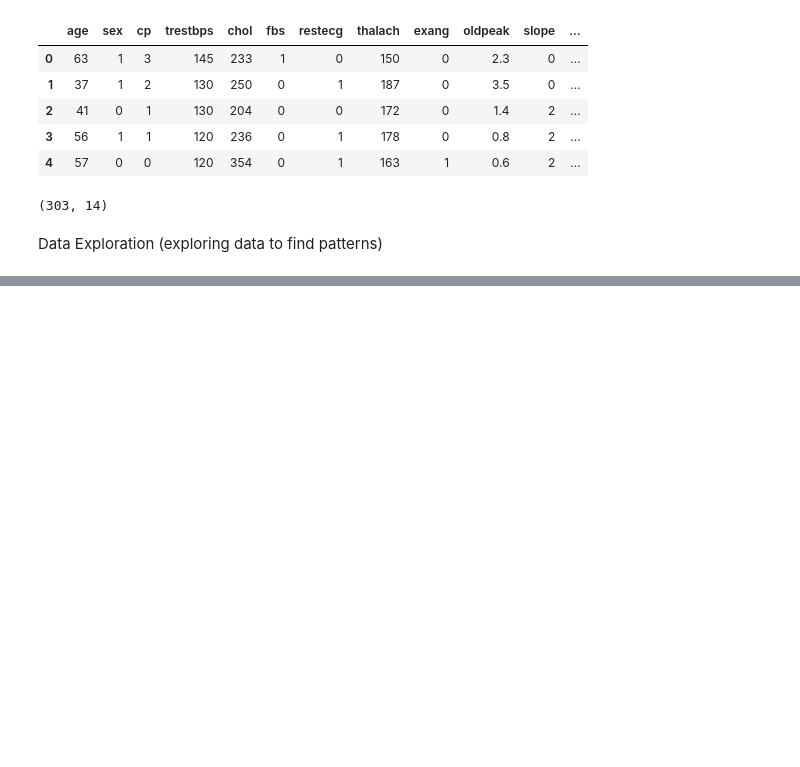
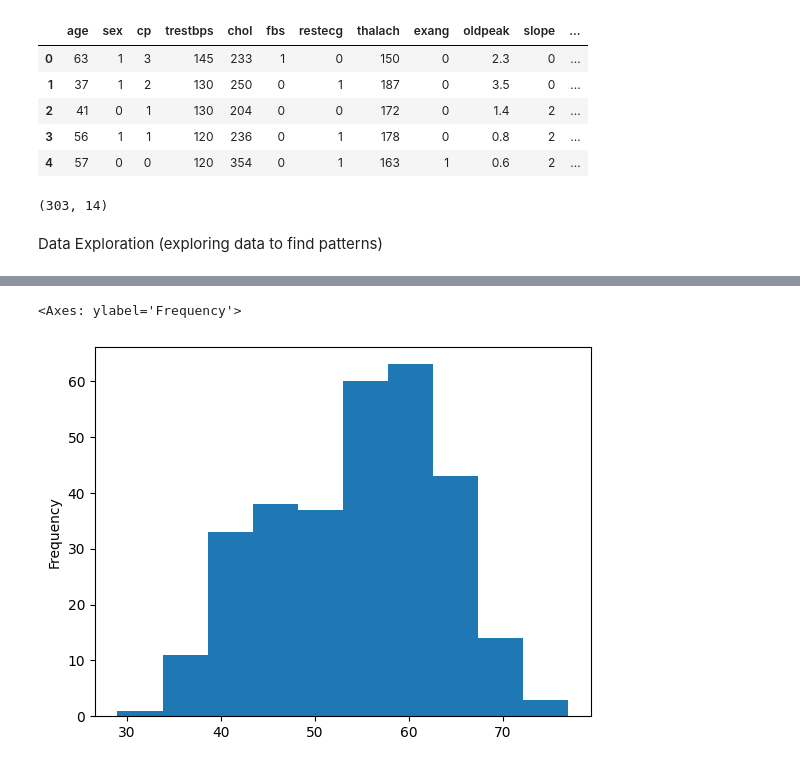
Before and after one commit to LukeOpany/disease_detection-, a Jupyter notebook: heart_disease.ipynb, the cells around one changed output, grey strips where cells are left out. Cells and saved outputs as stored; diff of their text form; code cells hidden in the pictures; blank space fills up the shorter version.

```diff
--- a/heart_disease.ipynb
+++ b/heart_disease.ipynb
@@ -43,0 +175,5 @@ Data Exploration (exploring data to find patterns)
+# %%
+df.age.plot.hist()
+# %% [output]
+<Axes: ylabel='Frequency'>
+[figure, added]
```
Also changed, not shown: parts of 13 cells of this notebook.
